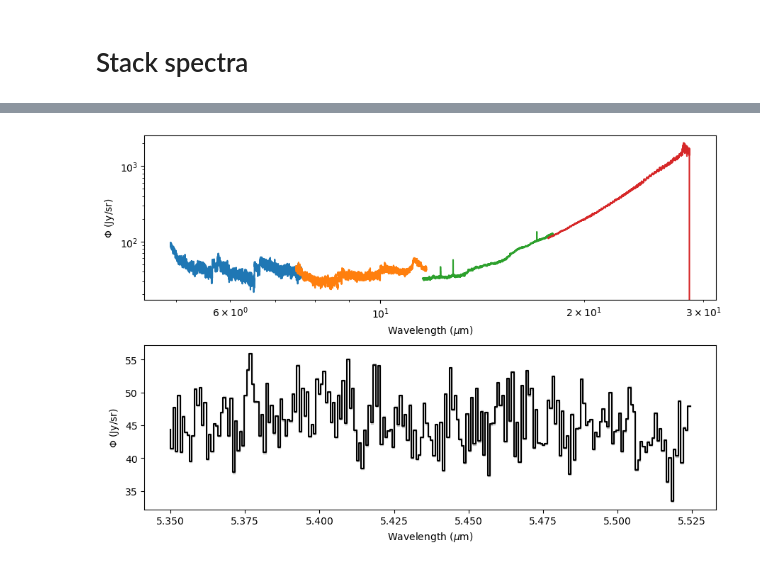
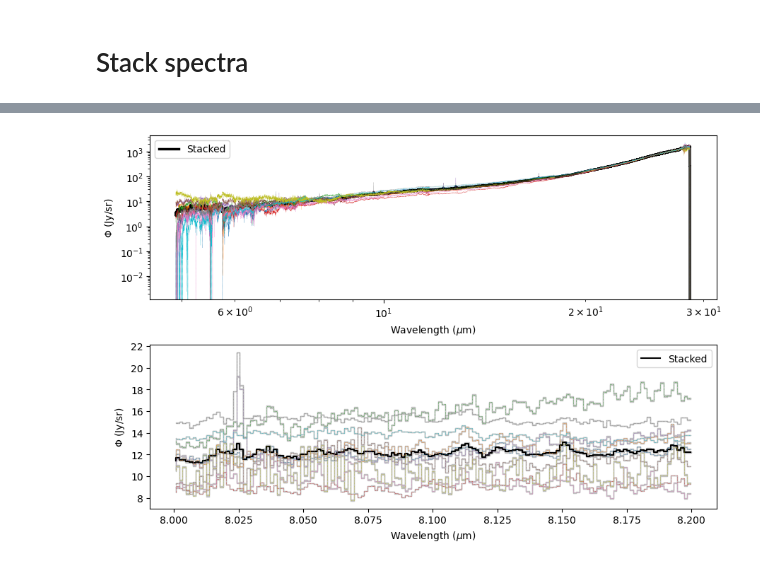
Before and after one commit to Timwong313/axionJWST_2024, a Jupyter notebook: MRS_analysis/readFits.ipynb, the cells around one changed output, grey strips where cells are left out. Cells and saved outputs as stored; diff of their text form; code cells hidden in the pictures.

Commit message:
fix+feat:
Fix bugs. Add multiple functions for stacking spectra more efficiently.

```diff
--- a/MRS_analysis/readFits.ipynb
+++ b/MRS_analysis/readFits.ipynb
@@ -292,4 +382,4 @@ Bin size (dlmd): 0.006000000052154064
 # %% [markdown]
 # Stack spectra
 # %%
-stkdata_ch1, stkdata_ch2, stkdata_ch3, stkdata_ch4 = stackSpectra(Ch1Arr,Ch2Arr,Ch3Arr,Ch4Arr,exptArr)
+stkdata_ch1, stkdata_ch2, stkdata_ch3, stkdata_ch4, SNR, exptime = stackSpectra(Ch1Arr,Ch2Arr,Ch3Arr,Ch4Arr,exptArr)
@@ -296,5 +426,5 @@ stkdata_ch1, stkdata_ch2, stkdata_ch3, stkdata_ch4 = stackSpectra(Ch1Arr,Ch2Arr,
 # %%
 #Preview:
-previewSpec(stkdata_ch1, stkdata_ch2, stkdata_ch3, stkdata_ch4)
+previewSpec(stkdata_ch1, stkdata_ch2, stkdata_ch3, stkdata_ch4, M1=8, M2=8.2, Ch1Arr=Ch1Arr, Ch2Arr=Ch2Arr, Ch3Arr=Ch3Arr, Ch4Arr=Ch4Arr)
 # %% [output]
-[figure, old version]
+[figure, new version]
```
Also changed, not shown: parts of 16 cells of this notebook, 4 other files.
